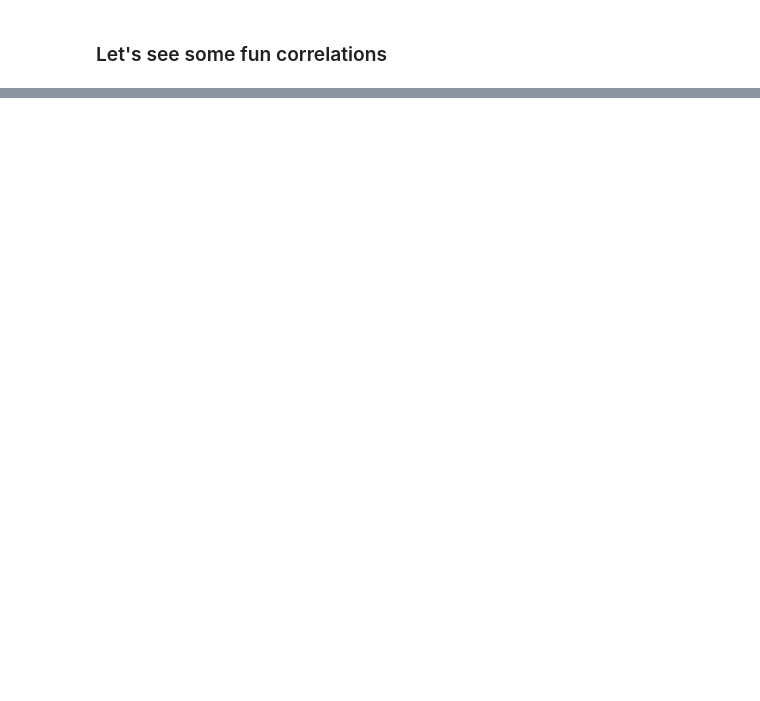
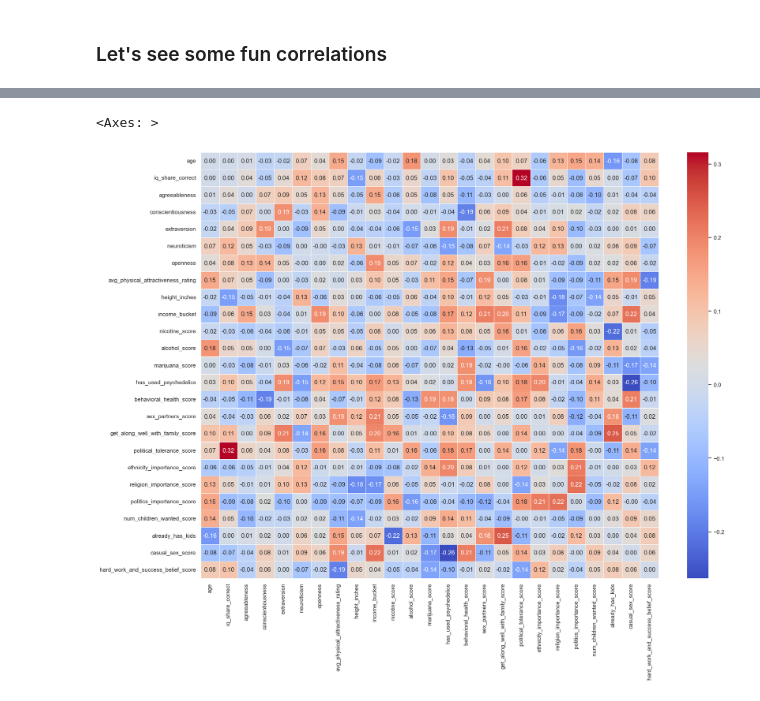
Before and after one commit to carleondel/mixmosa-anonymized-data, a Jupyter notebook: data analysis/Exploratory.ipynb, the cells around one changed output, grey strips where cells are left out. Saved outputs shown, nothing was run; the diff lists cells and outputs as text; code cells hidden in the pictures; blank space fills up the shorter version.

Commit message:
Correlations added to Exploratory.ipynb

```diff
--- a/data analysis/Exploratory.ipynb
+++ b/data analysis/Exploratory.ipynb
@@ -505,0 +556,11 @@ Check if preferences regarding the number of children correlate with the success
+# %%
+# Calculate correlations for male and female separately
+corr_male = user_features[user_features['gender'] == 'male'].corr(numeric_only=True)
+corr_female = user_features[user_features['gender'] == 'female'].corr(numeric_only=True)
+corr_diff = corr_male - corr_female
+
+f, ax = plt.subplots(figsize=(20, 15))
+sns.heatmap(corr_diff, annot=True, fmt=".2f", linewidths=.5, cmap='coolwarm', ax=ax)
+# %% [output]
+<Axes: >
+[figure, added]
```
Also changed, not shown: parts of 46 cells of this notebook.
